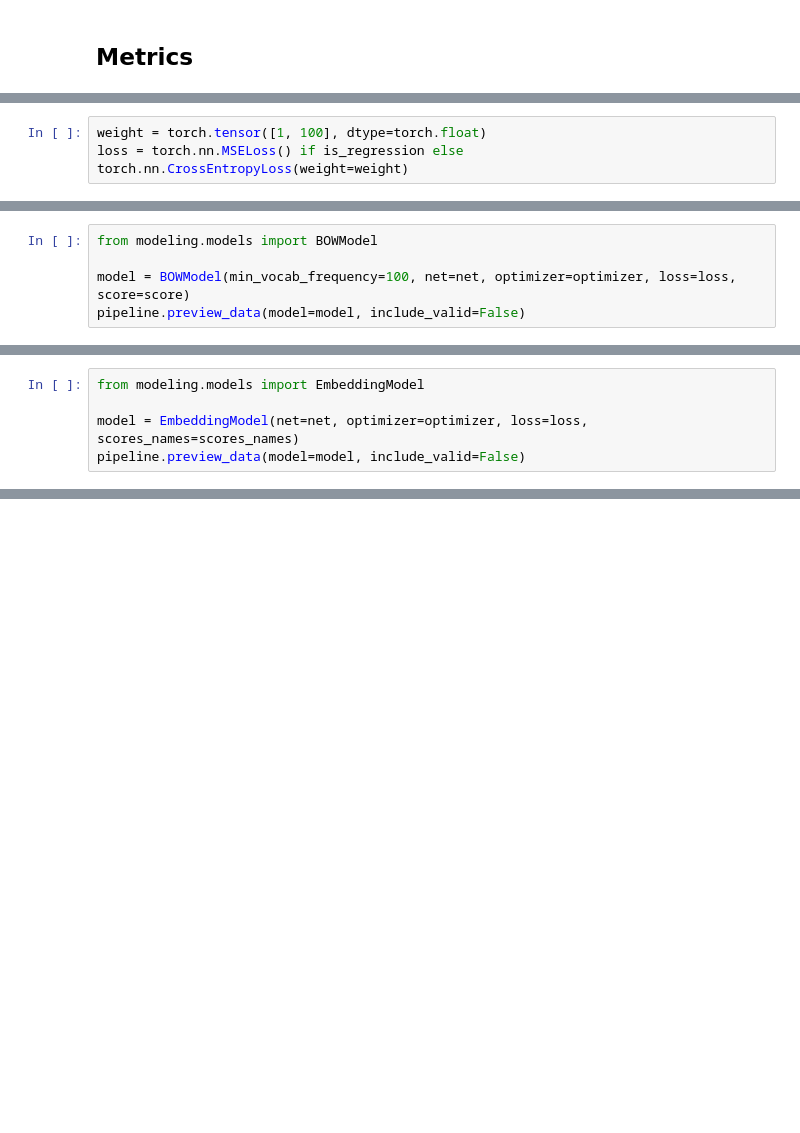
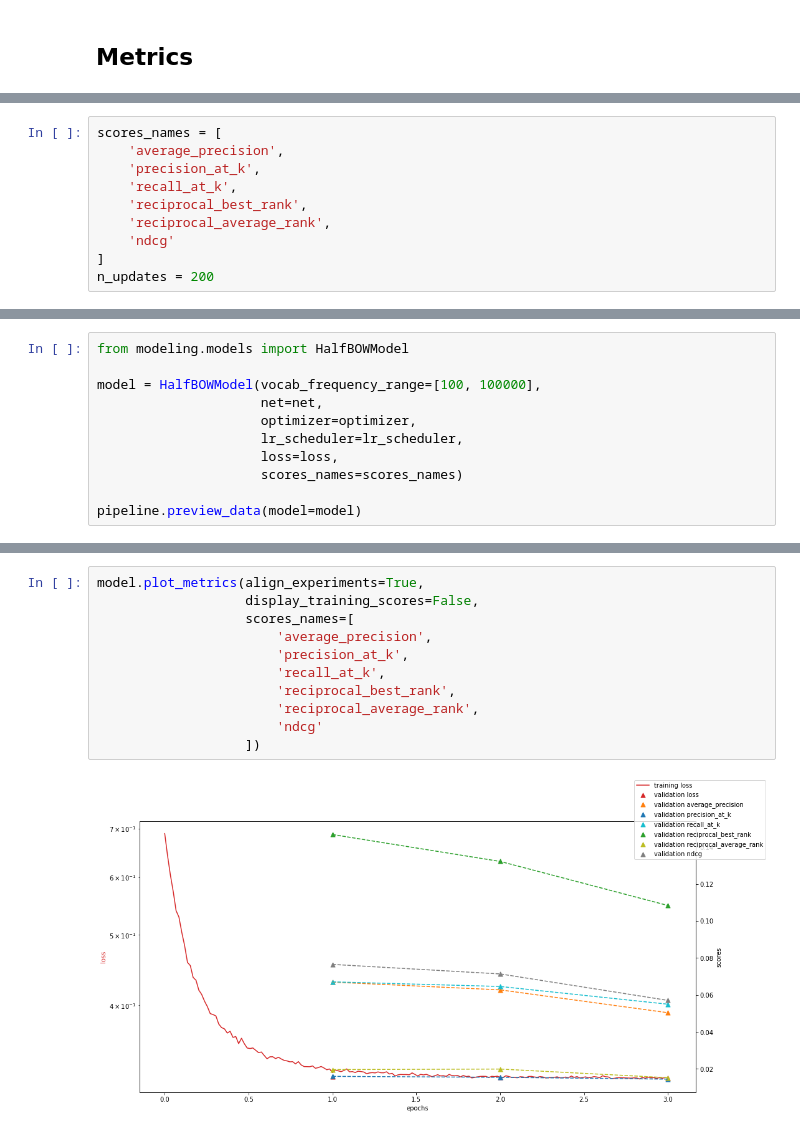
Before and after one commit to clementjumel/tesa, a Jupyter notebook: notebooks/task_models.ipynb, the cells around one changed output, grey strips where cells are left out. Drawn from its saved outputs; the diff is of its cells as text; blank space fills up the shorter version.

```diff
--- a/notebooks/task_models.ipynb
+++ b/notebooks/task_models.ipynb
@@ -59,4 +51,11 @@ is_regression = True
-# %%
-weight = torch.tensor([1, 100], dtype=torch.float)
-loss = torch.nn.MSELoss() if is_regression else torch.nn.CrossEntropyLoss(weight=weight)
+# %%
+scores_names = [
+    'average_precision',
+    'precision_at_k',
+    'recall_at_k',
+    'reciprocal_best_rank',
+    'reciprocal_average_rank',
+    'ndcg'
+]
+n_updates = 200
 # %% [markdown]
@@ -74,8 +85,14 @@ optimizer = torch.optim.Adam(net.parameters(), lr=lr)
 # %%
-from modeling.models import BOWModel
+from modeling.models import HalfBOWModel
 
-model = BOWModel(min_vocab_frequency=100, net=net, optimizer=optimizer, loss=loss, score=score)
-pipeline.preview_data(model=model, include_valid=False)
+model = HalfBOWModel(vocab_frequency_range=[100, 100000],
+                     net=net,
+                     optimizer=optimizer,
+                     lr_scheduler=lr_scheduler,
+                     loss=loss,
+                     scores_names=scores_names)
+
+pipeline.preview_data(model=model)
 # %% [output]
 Learning the vocabulary...
 
@@ -126,5 +99,0 @@ optimizer = torch.optim.Adam(net.parameters(), lr=lr)
-# %%
-from modeling.models import EmbeddingModel
-
-model = EmbeddingModel(net=net, optimizer=optimizer, loss=loss, scores_names=scores_names)
-pipeline.preview_data(model=model, include_valid=False)
@@ -150 +107,14 @@ Epoch 2/2: Validation Loss: 0.00438 Validation Score: 0.01758
+# %%
+model.plot_metrics(align_experiments=True,
+                   display_training_scores=False,
+                   scores_names=[
+                       'average_precision',
+                       'precision_at_k',
+                       'recall_at_k',
+                       'reciprocal_best_rank',
+                       'reciprocal_average_rank',
+                       'ndcg'
+                   ])
+# %% [output]
+[figure, added]
 # %%
```
Also changed, not shown: parts of 41 cells of this notebook, 2 other files.
